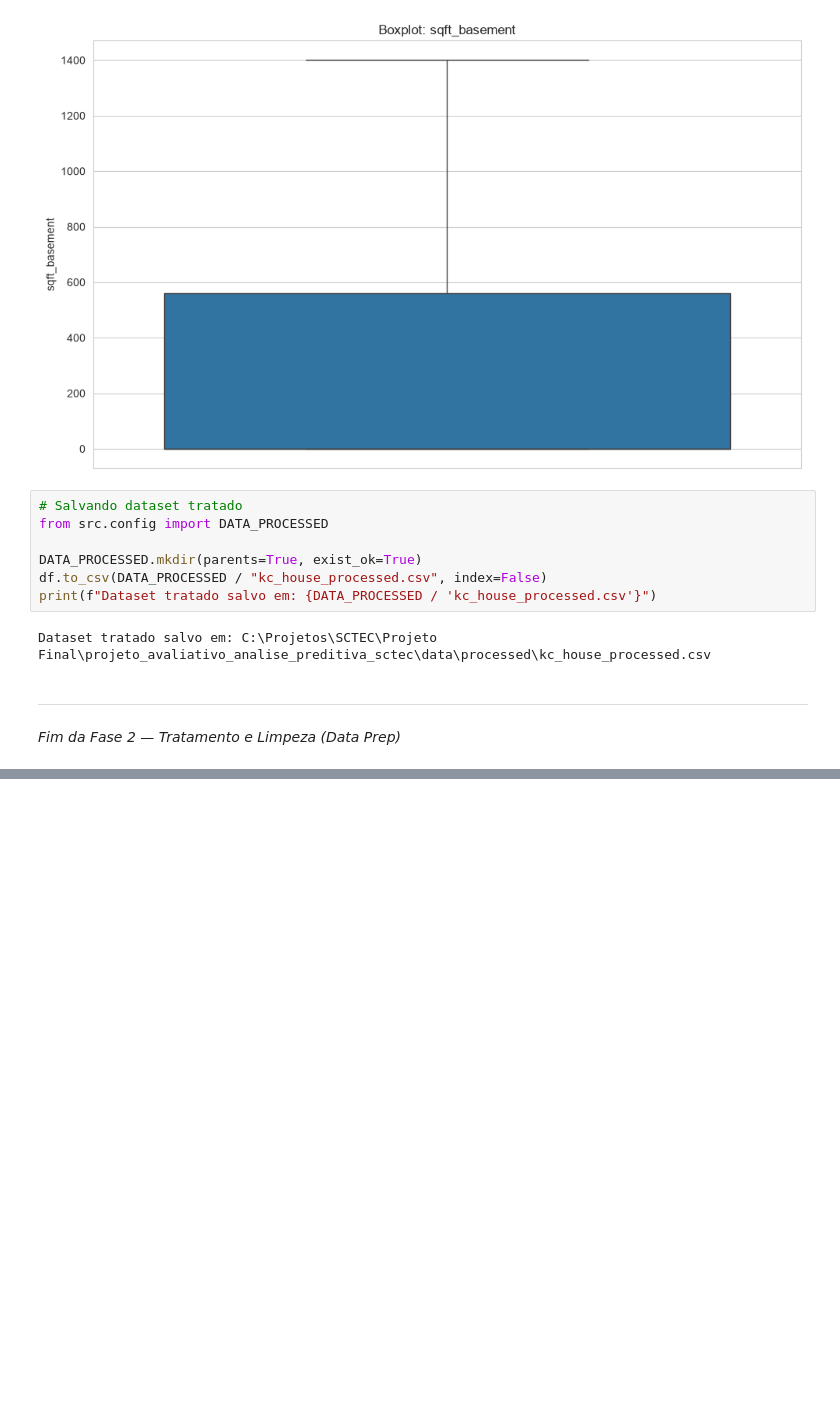
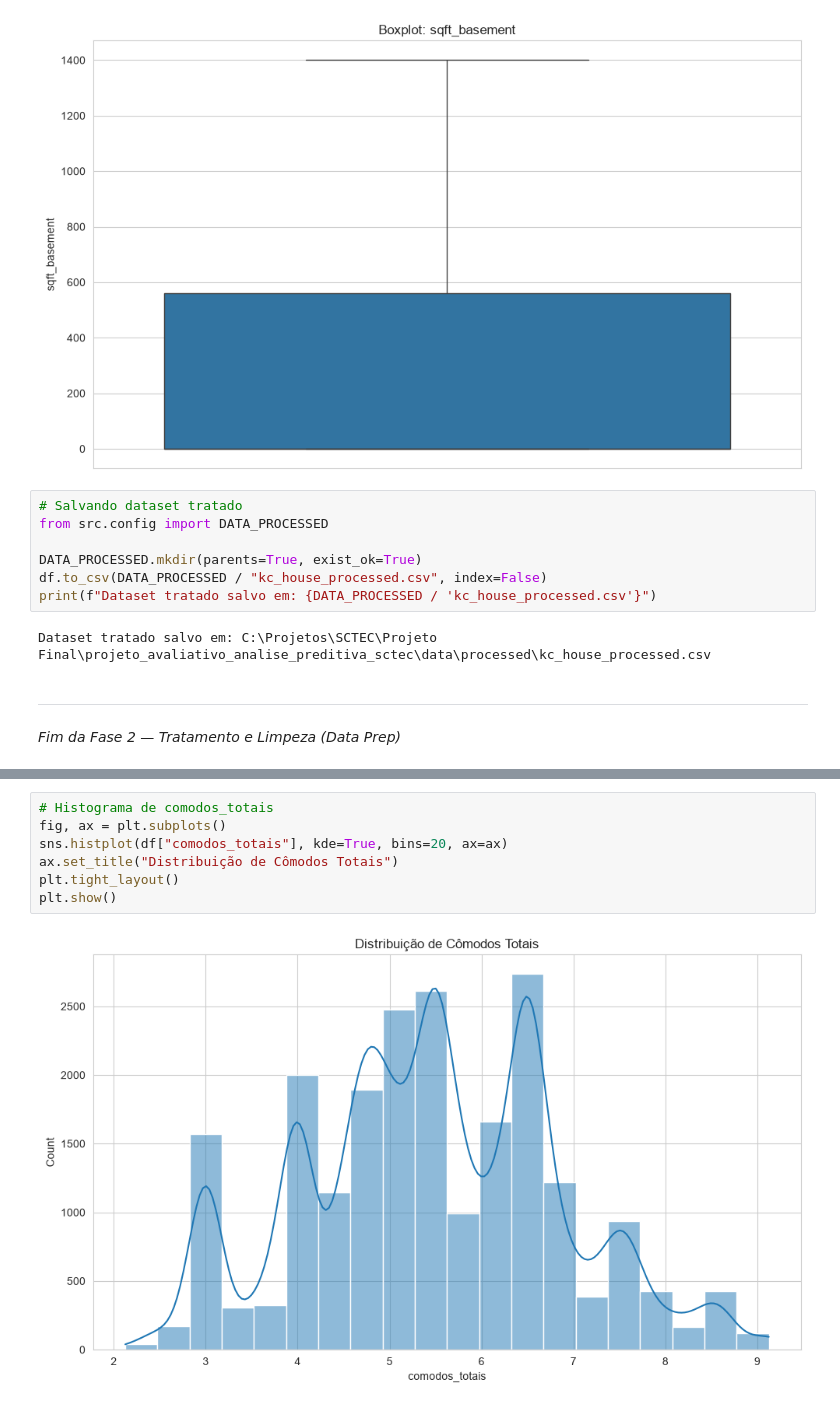
Before and after one commit to robertosim/projeto_avaliativo_analise_preditiva_sctec, a Jupyter notebook: notebooks/principal.ipynb, the cells around one changed output, grey strips where cells are left out. Cells and saved outputs as stored; diff of their text form; blank space fills up the shorter version.

```diff
--- a/notebooks/principal.ipynb
+++ b/notebooks/principal.ipynb
@@ -349,0 +552,9 @@ Dataset tratado salvo em: C:\Projetos\SCTEC\Projeto Final\projeto_avaliativo_ana
+# %%
+# Histograma de comodos_totais
+fig, ax = plt.subplots()
+sns.histplot(df["comodos_totais"], kde=True, bins=20, ax=ax)
+ax.set_title("Distribuição de Cômodos Totais")
+plt.tight_layout()
+plt.show()
+# %% [output]
+[figure, added]
```
Also changed, not shown: parts of 32 cells of this notebook, 2 other files.
